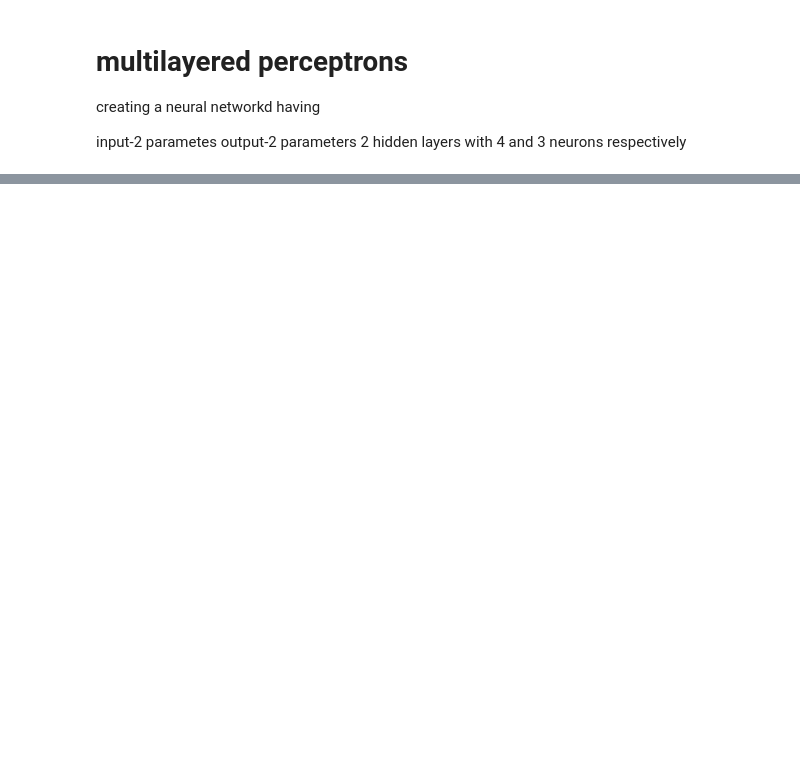
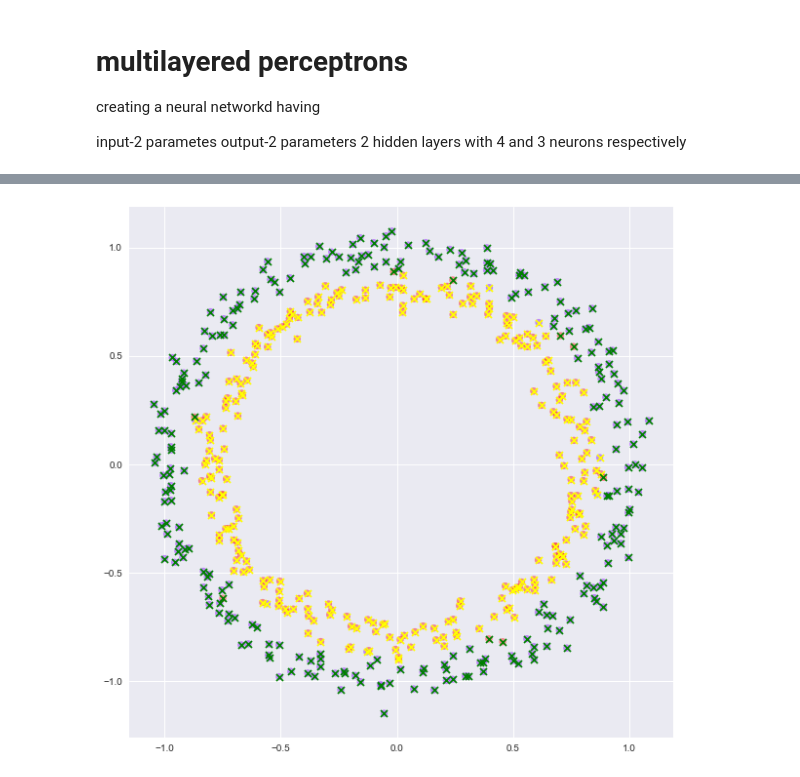
Before and after one commit to gaganwalia212/Neural-Networks, a Jupyter notebook: neural_network.ipynb, the cells around one changed output, grey strips where cells are left out. Drawn from its saved outputs; the diff is of its cells as text; code cells hidden in the pictures; blank space fills up the shorter version.

```diff
--- a/neural_network.ipynb
+++ b/neural_network.ipynb
@@ -23,3 +24,28 @@ hidden=[4,3]
+# %%
+def softmax(a):
+    exp_a=np.exp(a)
+    exp_sum=np.sum(exp_a,axis=1,keepdims=True)
+    return exp_a/exp_sum
+def activation(x):
+    #sigmoid function
+    y=x
+    y[x<0]=0
+    return y
+    return np.tanh(x)
+    return 1/(1+np.exp(-x));
+def activation_diff(x):
+    # first differential of activation function
+    """
+    sigmoid'(x)=sigmoid(x)*(1-sigmoid(x))
+    """
+    y=x
+    y[x<0]=0
+    y[x>0]=1
+    return y
+    y=activation(x)
+    return (1-np.square(y))
+    sig=activation(x)
+    return sig*(1-sig) # element wise multiplication
 # %%
 class NeuralNetwork:
     def __init__(self,input_size,output_size,hidden):
@@ -128,0 +192,9 @@ print(x)
+# %%
+plt.figure(figsize=(10,10))
+plt.scatter(X[:,0],X[:,1],c=Y,cmap=plt.get_cmap("rainbow"),alpha=0.4)
+plt.scatter(X[output==1][:,0],X[output==1][:,1],marker='x',color='yellow')
+plt.scatter(X[output==0][:,0],X[output==0][:,1],marker='x',color='green')
+
+plt.show()
+# %% [output]
+[figure, added]
```
Also changed, not shown: parts of 19 cells of this notebook.
